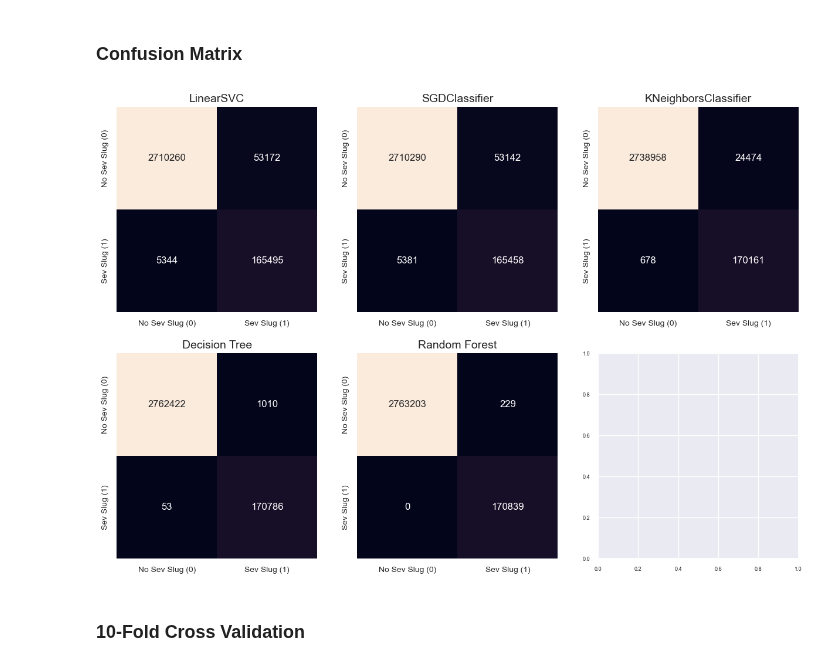
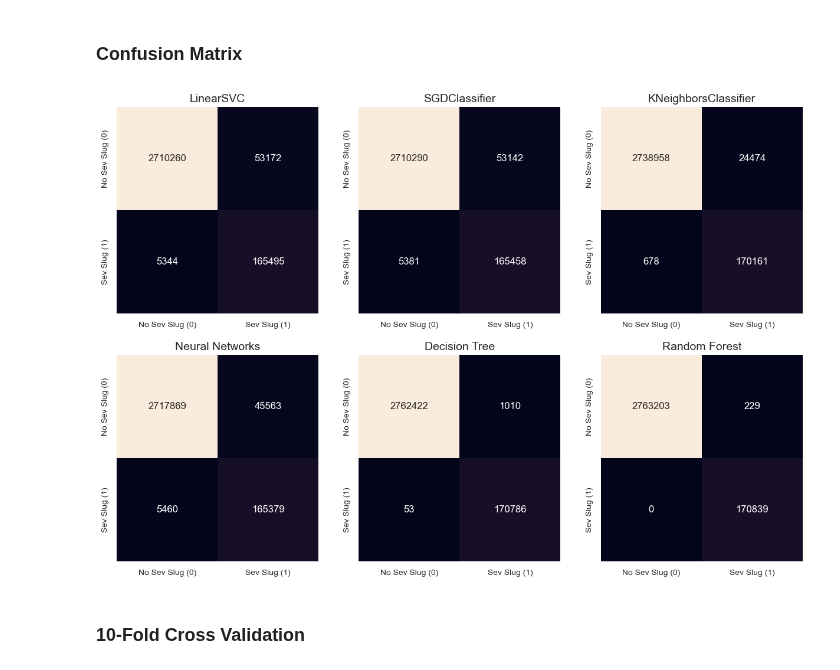
Before and after one commit to RealDyllon/3W-Petrobras, a Jupyter notebook: overviews/_baseline/Severe_Slugging_Classification.ipynb, the cells around one changed output. Cells and saved outputs as stored; diff of their text form; code cells hidden in the pictures.

Commit message:
finished first version for modeling

```diff
--- a/overviews/_baseline/Severe_Slugging_Classification.ipynb
+++ b/overviews/_baseline/Severe_Slugging_Classification.ipynb
@@ -837,14 +837,14 @@ def build_clf(num_units=10):
 %%time
 
 param_grid = {
-    'dimred__n_components': [3, 4],
+    'dimred__n_components': [3, 4, 5],
     'ann_model__batch_size': [16, 32, 64, 128],
-    'ann_model__nb_epoch': [8, 13],
-    'ann_model__num_units': [5, 8],
+    'ann_model__nb_epoch': [8, 13, 21],
+    'ann_model__num_units': [5, 8, 13],
 }
 
 # creating an instance of the KerasClassifier using the defined function as the build function
-ann_model = KerasClassifier(build_fn=build_clf, verbose=1)
+ann_model = KerasClassifier(build_fn=build_clf, verbose=0)
 
 ann_pipeline = Pipeline([
     ('scaler',MinMaxScaler()),
@@ -1088,6 +1110,7 @@ with open('rf_pipeline.pkl', 'wb') as f:
 # %% [markdown]
 ### Classification Report
 # %%
+%%time
 # generating a classification report for LinearSVC
 cr_linearsvc = metrics.classification_report(y_test, y_predicted_lin_clf, digits=4)
 
@@ -1098,9 +1121,9 @@ cr_sgd = metrics.classification_report(y_test, y_predicted_sgd, digits=4)
 cr_knn = metrics.classification_report(y_test, y_predicted_knn, digits=4)
 
 # # generating a classification report for ANN
-# y_predicted_ann = y_predicted_ann.flatten()
-# y_predicted_ann = np.where(y_predicted_ann.round(2) > 0.5, 1, 0)
-# cr_ann = metrics.classification_report(y_test, y_predicted_ann, digits=4)
+y_predicted_ann = y_predicted_ann.flatten()
+y_predicted_ann = np.where(y_predicted_ann.round(2) > 0.5, 1, 0)
+cr_ann = metrics.classification_report(y_test, y_predicted_ann, digits=4)
 
 # generating a classification report for Decision Tree
 cr_tree = metrics.classification_report(y_test, y_predicted_tree, digits=4)
@@ -1197,36 +1223,36 @@ weighted avg     0.9999    0.9999    0.9999   2934271
 # setting labels valid for all following confusion matrices
 cm_labels = ['No Sev Slug (0)', 'Sev Slug (1)']
 
 predictions = [
     y_predicted_lin_clf,
     y_predicted_sgd,
     y_predicted_knn,
-#     y_predicted_ann,
+    y_predicted_ann,
     y_predicted_tree,
     y_predicted_rf
 ]
 
 fig, axs = plt.subplots(2, 3, figsize=(15, 10))
 
 # plot each confusion matrix in a subplot
 for i, y_predicted in enumerate(predictions):
     row = i // 3
     col = i % 3
     cm = metrics.confusion_matrix(y_test, y_predicted)
     cm_dataframe = pd.DataFrame(cm, index=cm_labels, columns=cm_labels)
 
     sns.heatmap(cm_dataframe, annot=True, fmt='d', ax=axs[row, col], cbar=False, annot_kws={"fontsize": 12})
     axs[row, col].tick_params(axis='both', which='major', labelsize=10)
     titles = [
         'LinearSVC','SGDClassifier', 'KNeighborsClassifier',
-#         'Neural Networks',
+        'Neural Networks',
         'Decision Tree', 'Random Forest'
     ]
     axs[row, col].set_title(titles[i], fontsize=14)
 
 plt.show()
 # %% [output]
-[figure, old version]
+[figure, new version]
 # %% [markdown]
 ### 10-Fold Cross Validation
 # %%
```
Also changed, not shown: parts of 87 cells of this notebook, 1 other file.
